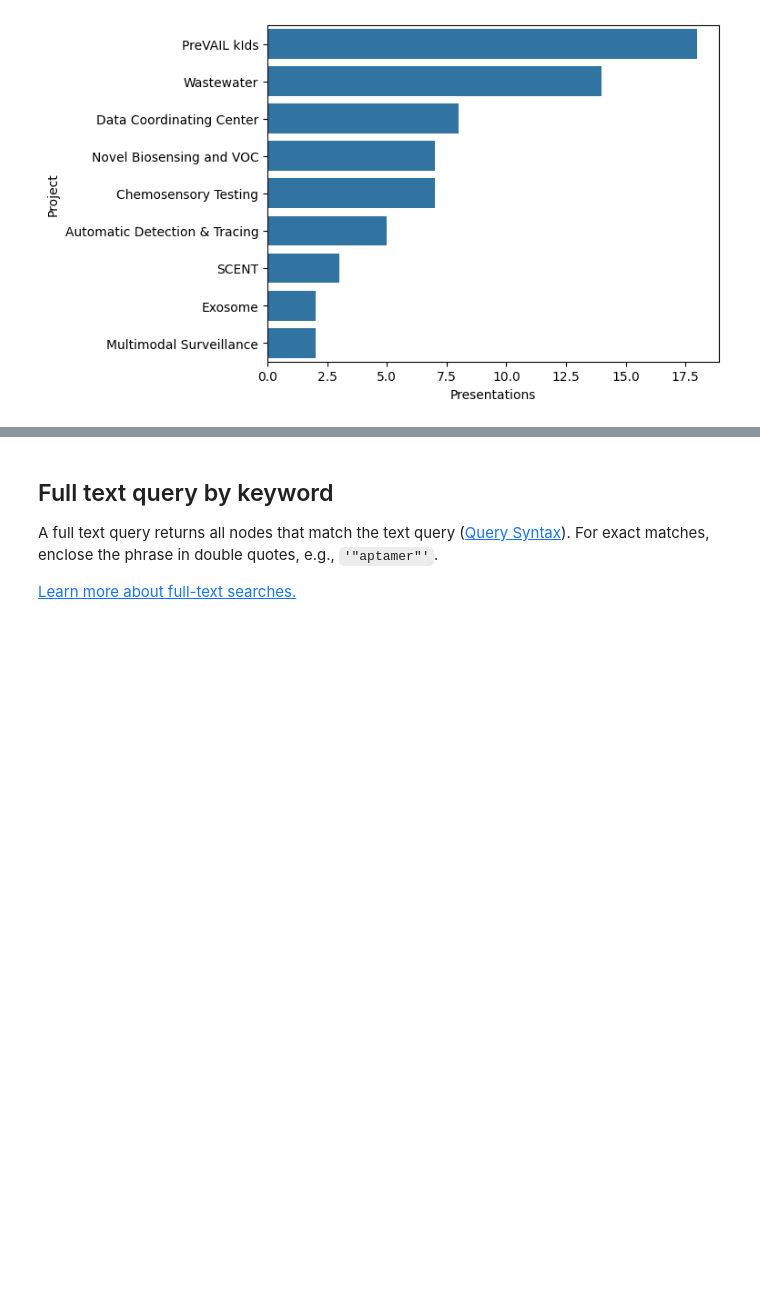
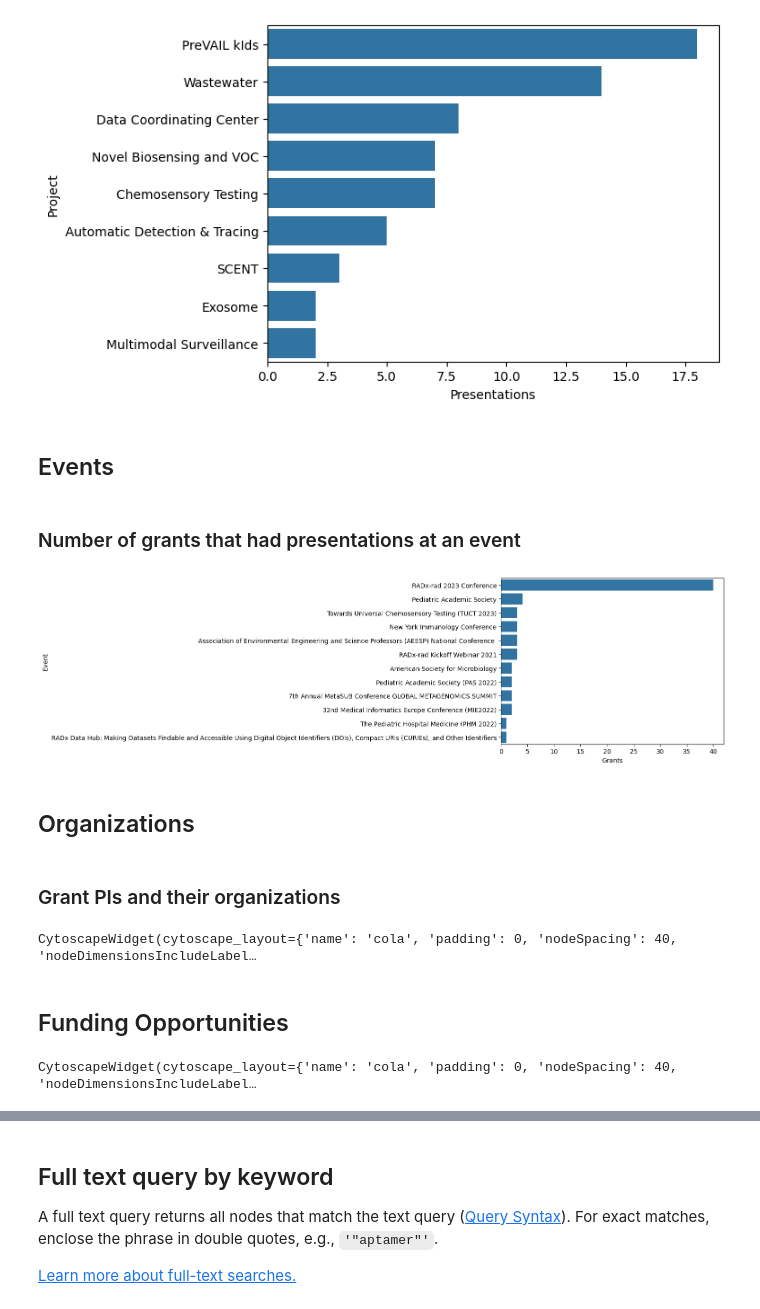
Before and after one commit to radxrad/radx-kg, a Jupyter notebook: notebooks/visualization/ExampleQueries_colab.ipynb, the cells around one changed output, grey strips where cells are left out. Drawn from its saved outputs; the diff is of its cells as text; code cells hidden in the pictures; blank space fills up the shorter version.

```diff
--- a/notebooks/visualization/ExampleQueries_colab.ipynb
+++ b/notebooks/visualization/ExampleQueries_colab.ipynb
@@ -369,3 +373,20 @@ presentations = graph.run(query).to_data_frame()
 sns.barplot(presentations, x="Presentations", y="Project");
 # %% [output]
 [figure]
+# %% [markdown]
+## Events <a class="anchor" id="Events"></a>
+# %% [markdown]
+### Number of grants that had presentations at an event
+# %%
+query = """
+MATCH (e:Event)<-[:PRESENTED_AT]-(:Presentation)<-[:PRESENTED]-(r:Researcher)-[:IS_INVESTIGATOR_OF]->(g:Grant) RETURN e.name AS Event, COUNT(g) AS Grants
+ORDER BY Grants DESC
+"""
+events = graph.run(query).to_data_frame()
+sns.barplot(events, x="Grants", y="Event");
+# %% [output]
+[figure, added]
+# %% [markdown]
+## Organizations <a class="anchor" id="Organizations"></a>
+# %% [markdown]
+### Grant PIs and their organizations
@@ -371,0 +398,12 @@ sns.barplot(presentations, x="Presentations", y="Project");
+# %%
+widget6 = neo4j_utils.draw_graph(subgraph6, stylesheet)
+widget6.layout.height = "1000px"
+widget6.set_layout(name='cola', padding=0, nodeSpacing=40, nodeDimensionsIncludeLabels=True, unconstrIter=5000)
+widget6
+# Click in the left cell margin to select "View output fullscreen" for a fullscreen view.
+# Click in the left notebook margin to select "Take Screenshot" to save a screenshot.
+# To improve the initial rendering of the graph, rerun this cell.
+# %% [output]
+CytoscapeWidget(cytoscape_layout={'name': 'cola', 'padding': 0, 'nodeSpacing': 40, 'nodeDimensionsIncludeLabel…
+# %% [markdown]
+## Funding Opportunities <a class="anchor" id="FundingOpportunities"></a>
@@ -371,0 +415,10 @@ sns.barplot(presentations, x="Presentations", y="Project");
+# %%
+widget7 = neo4j_utils.draw_graph(subgraph7, stylesheet)
+widget7.layout.height = "1000px"
+widget7.set_layout(name='cola', padding=0, nodeSpacing=40, nodeDimensionsIncludeLabels=True, unconstrIter=5000)
+widget7
+# Click in the left cell margin to select "View output fullscreen" for a fullscreen view.
+# Click in the left notebook margin to select "Take Screenshot" to save a screenshot.
+# To improve the initial rendering of the graph, rerun this cell.
+# %% [output]
+CytoscapeWidget(cytoscape_layout={'name': 'cola', 'padding': 0, 'nodeSpacing': 40, 'nodeDimensionsIncludeLabel…
```
Also changed, not shown: parts of 8 cells of this notebook.
